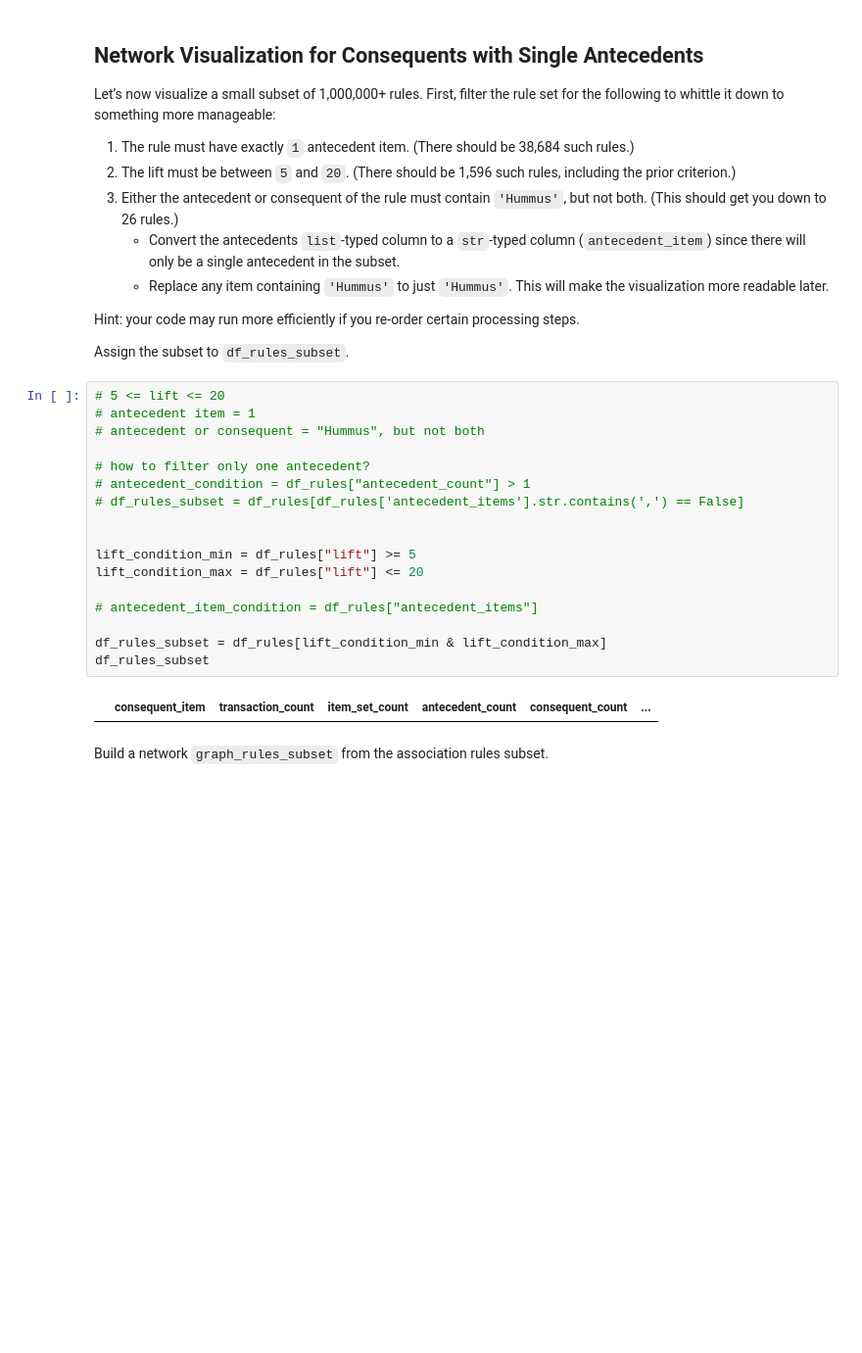
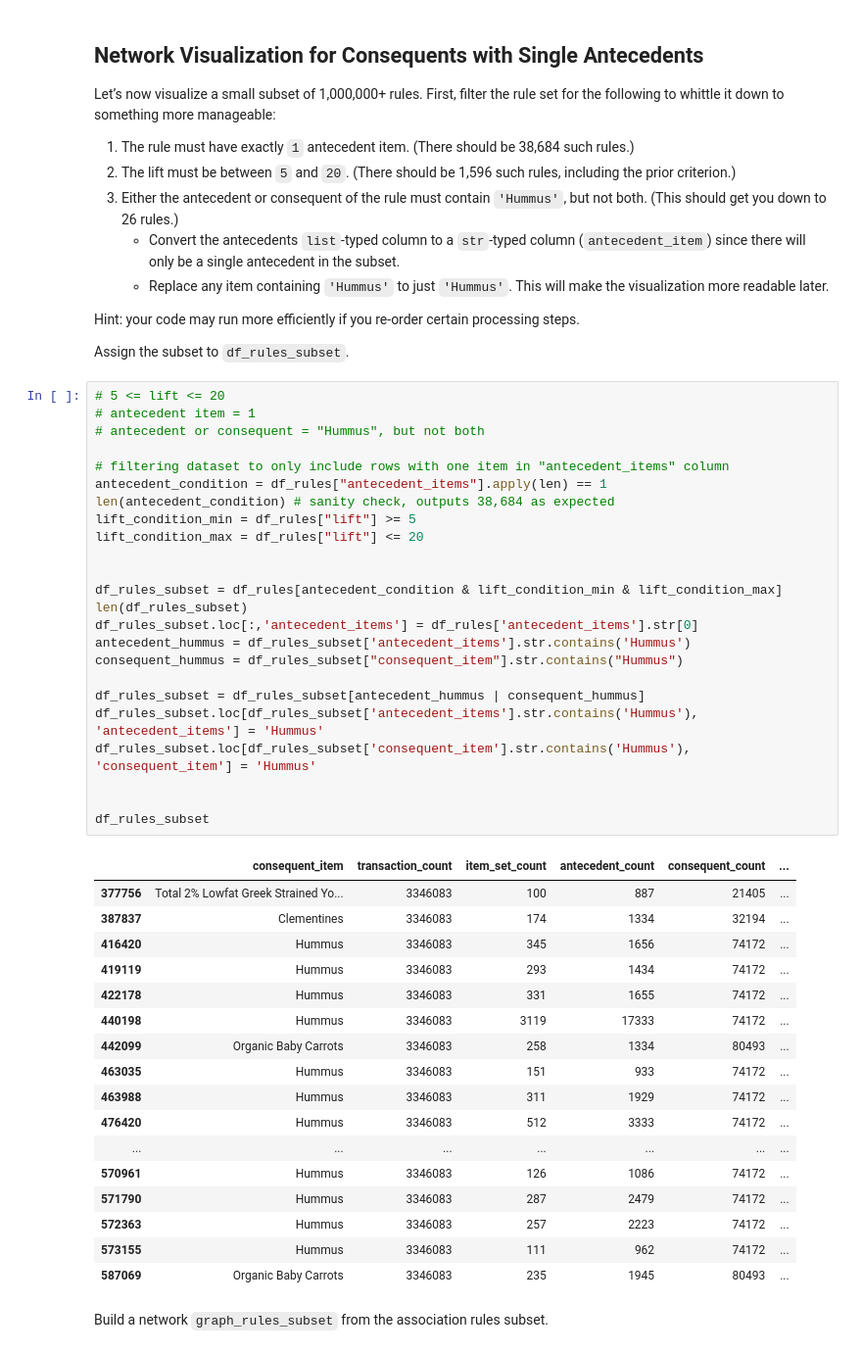
Before and after one commit to sophiayau/2024-DS-Tue, a Jupyter notebook: Week-05-Unsupervised-Learning/Exercise-SY.ipynb, the cells around one changed output. Shown at 98% size. Drawn from its saved outputs; the diff is of its cells as text; blank space fills up the shorter version.

```diff
--- a/Week-05-Unsupervised-Learning/Exercise-SY.ipynb
+++ b/Week-05-Unsupervised-Learning/Exercise-SY.ipynb
@@ -131,25 +135,48 @@ Let’s now visualize a small subset of 1,000,000+ rules. First, filter the rule
 Hint: your code may run more efficiently if you re-order certain processing steps.
 
 Assign the subset to `df_rules_subset`.
-# %%
-# 5 <= lift <= 20
-# antecedent item = 1
-# antecedent or consequent = "Hummus", but not both
-
-# how to filter only one antecedent?
-# antecedent_condition = df_rules["antecedent_count"] > 1
-# df_rules_subset = df_rules[df_rules['antecedent_items'].str.contains(',') == False]
-
-
-lift_condition_min = df_rules["lift"] >= 5
-lift_condition_max = df_rules["lift"] <= 20
-
-# antecedent_item_condition = df_rules["antecedent_items"]
-
-df_rules_subset = df_rules[lift_condition_min & lift_condition_max]
-df_rules_subset
-# %% [output]
-|  | consequent_item | transaction_count | item_set_count | antecedent_count | consequent_count | ... |
+# %%
+# 5 <= lift <= 20
+# antecedent item = 1
+# antecedent or consequent = "Hummus", but not both
+
+# filtering dataset to only include rows with one item in "antecedent_items" column
+antecedent_condition = df_rules["antecedent_items"].apply(len) == 1
+len(antecedent_condition) # sanity check, outputs 38,684 as expected
+lift_condition_min = df_rules["lift"] >= 5
+lift_condition_max = df_rules["lift"] <= 20
+
+
+df_rules_subset = df_rules[antecedent_condition & lift_condition_min & lift_condition_max]
+len(df_rules_subset)
+df_rules_subset.loc[:,'antecedent_items'] = df_rules['antecedent_items'].str[0]
+antecedent_hummus = df_rules_subset['antecedent_items'].str.contains('Hummus')
+consequent_hummus = df_rules_subset["consequent_item"].str.contains("Hummus")
+
+df_rules_subset = df_rules_subset[antecedent_hummus | consequent_hummus]
+df_rules_subset.loc[df_rules_subset['antecedent_items'].str.contains('Hummus'), 'antecedent_items'] = 'Hummus'
+df_rules_subset.loc[df_rules_subset['consequent_item'].str.contains('Hummus'), 'consequent_item'] = 'Hummus'
+
+
+df_rules_subset
+# %% [output]
+|  | consequent_item | transaction_count | item_set_count | antecedent_count | consequent_count | ... |
+| 377756 | Total 2% Lowfat Greek Strained Yo... | 3346083 | 100 | 887 | 21405 | ... |
+| 387837 | Clementines | 3346083 | 174 | 1334 | 32194 | ... |
+| 416420 | Hummus | 3346083 | 345 | 1656 | 74172 | ... |
+| 419119 | Hummus | 3346083 | 293 | 1434 | 74172 | ... |
+| 422178 | Hummus | 3346083 | 331 | 1655 | 74172 | ... |
+| 440198 | Hummus | 3346083 | 3119 | 17333 | 74172 | ... |
+| 442099 | Organic Baby Carrots | 3346083 | 258 | 1334 | 80493 | ... |
+| 463035 | Hummus | 3346083 | 151 | 933 | 74172 | ... |
+| 463988 | Hummus | 3346083 | 311 | 1929 | 74172 | ... |
+| 476420 | Hummus | 3346083 | 512 | 3333 | 74172 | ... |
+| ... | ... | ... | ... | ... | ... | ... |
+| 570961 | Hummus | 3346083 | 126 | 1086 | 74172 | ... |
+| 571790 | Hummus | 3346083 | 287 | 2479 | 74172 | ... |
+| 572363 | Hummus | 3346083 | 257 | 2223 | 74172 | ... |
+| 573155 | Hummus | 3346083 | 111 | 962 | 74172 | ... |
+| 587069 | Organic Baby Carrots | 3346083 | 235 | 1945 | 80493 | ... |
 # %% [markdown]
 Build a network `graph_rules_subset` from the association rules subset.
 # %%
```
Also changed, not shown: parts of 6 cells of this notebook.
